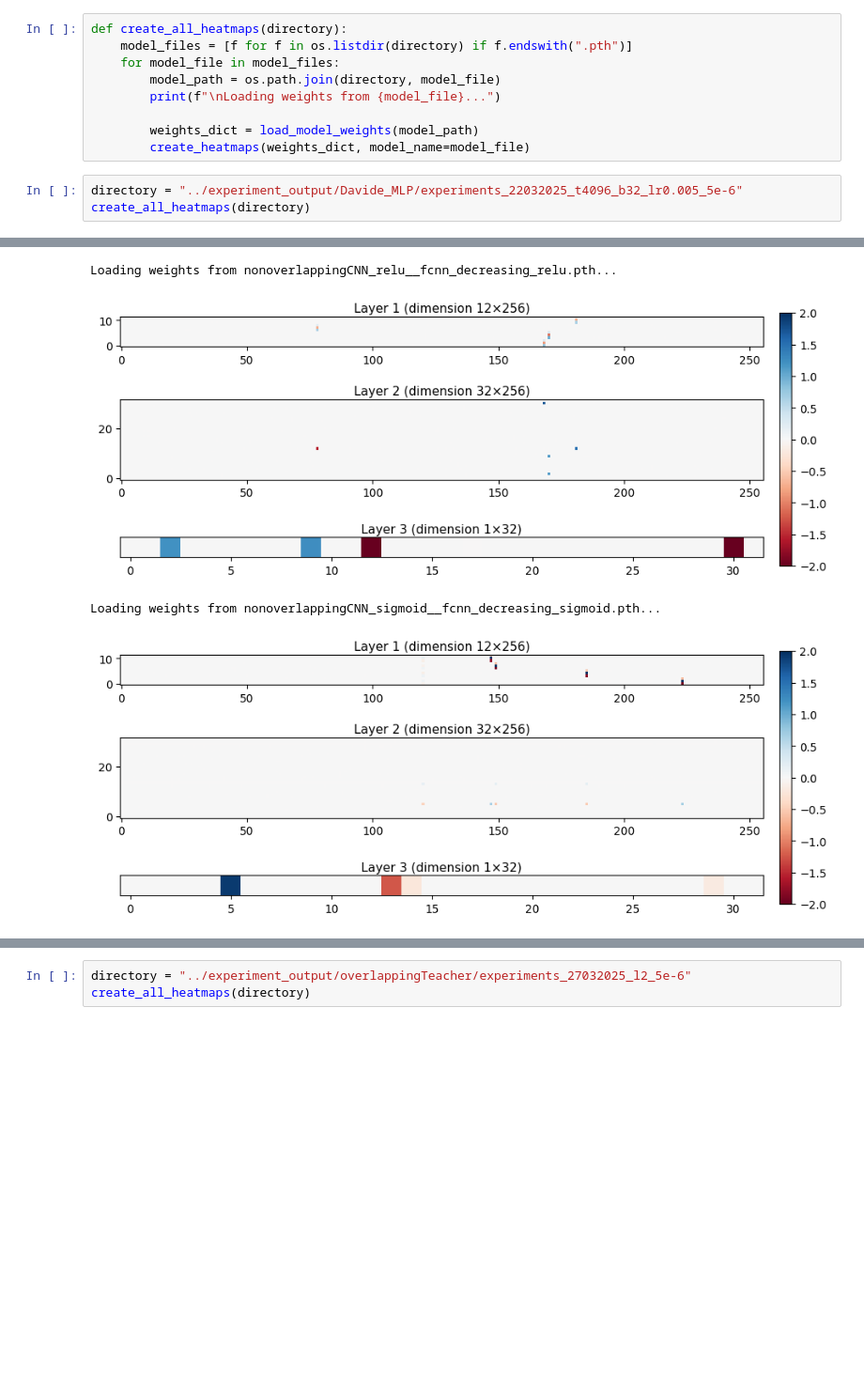
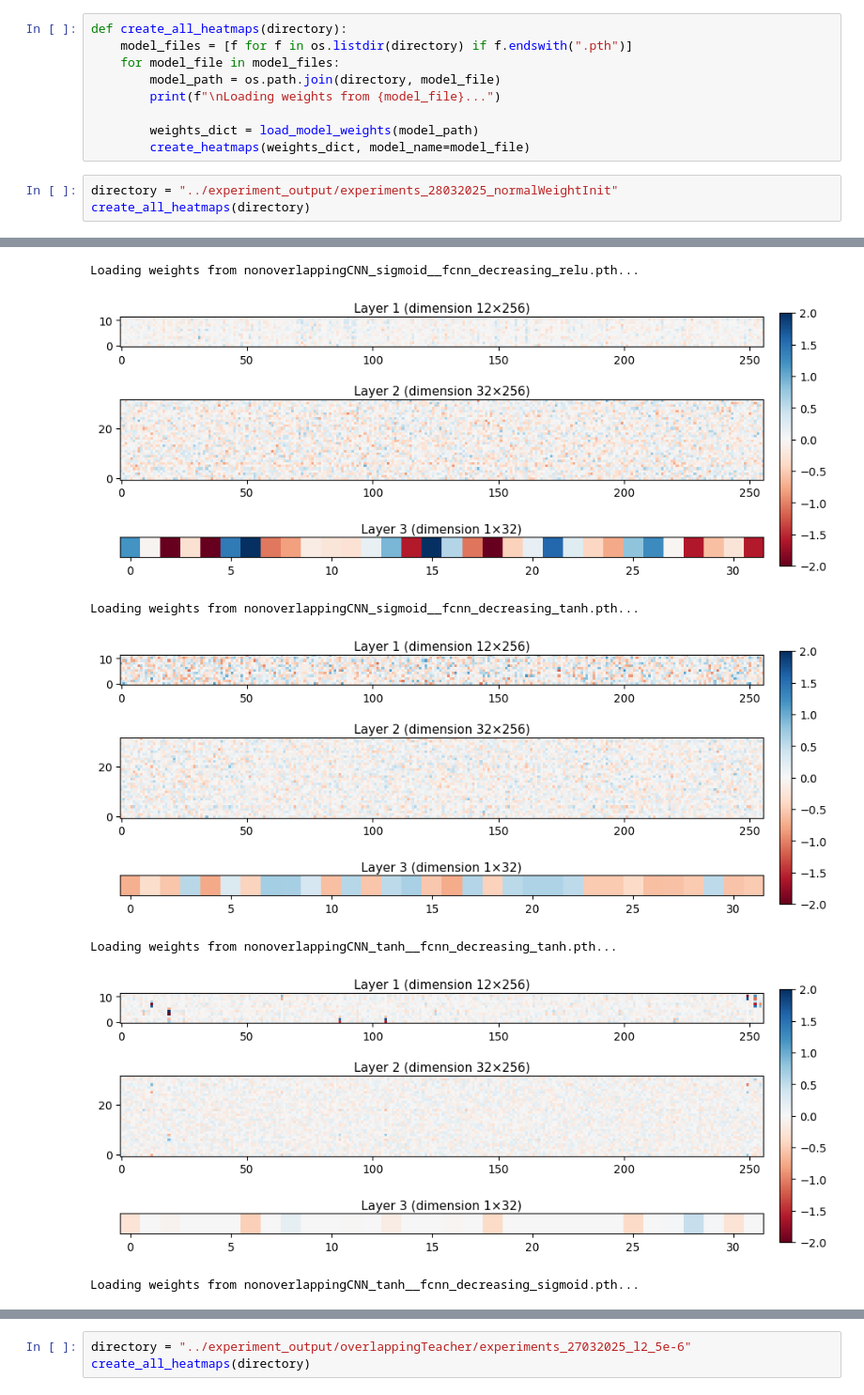
Before and after one commit to laschulz/investigating_sparseNN, a Jupyter notebook: src/plot.ipynb, the cells around one changed output, grey strips where cells are left out. Shown at 94% size. Drawn from its saved outputs; the diff is of its cells as text; blank space fills up the shorter version.

Commit message:
working on gpu and model weights alterntive

```diff
--- a/src/plot.ipynb
+++ b/src/plot.ipynb
@@ -115,6 +115,6 @@ def create_all_heatmaps(directory):
         weights_dict = load_model_weights(model_path)
         create_heatmaps(weights_dict, model_name=model_file)
 # %%
-directory = "../experiment_output/Davide_MLP/experiments_22032025_t4096_b32_lr0.005_5e-6"
+directory = "../experiment_output/experiments_28032025_normalWeightInit"
 create_all_heatmaps(directory)
 # %% [output]
@@ -123,4 +123,7 @@ Loading weights from nonoverlappingCNN_tanh__fcnn_decreasing_tanh.pth...
-Loading weights from nonoverlappingCNN_relu__fcnn_decreasing_relu.pth...
+Loading weights from nonoverlappingCNN_sigmoid__fcnn_decreasing_relu.pth...
-[figure, old version]
+[figure, new version]
-Loading weights from nonoverlappingCNN_sigmoid__fcnn_decreasing_sigmoid.pth...
+Loading weights from nonoverlappingCNN_sigmoid__fcnn_decreasing_tanh.pth...
-[figure, old version]
+[figure, new version]
+Loading weights from nonoverlappingCNN_tanh__fcnn_decreasing_tanh.pth...
+[figure, added]
+Loading weights from nonoverlappingCNN_tanh__fcnn_decreasing_sigmoid.pth...
```
Also changed, not shown: parts of 4 cells of this notebook, 49 other files.
